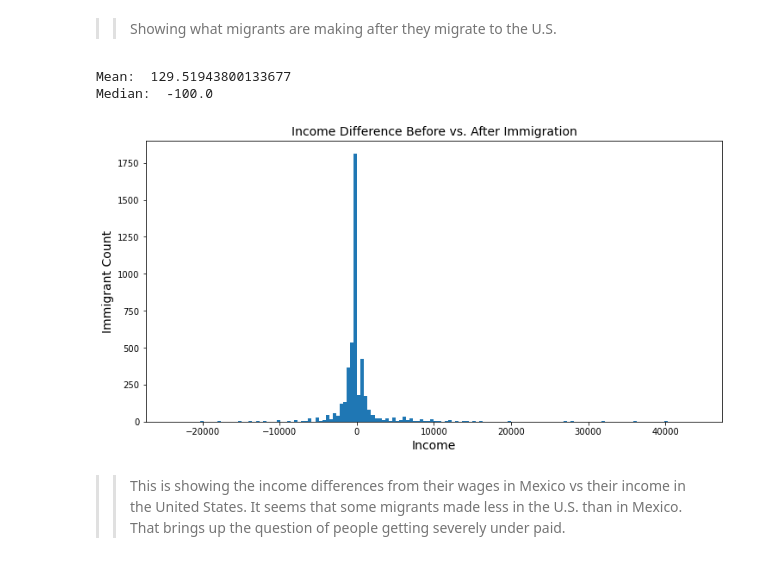
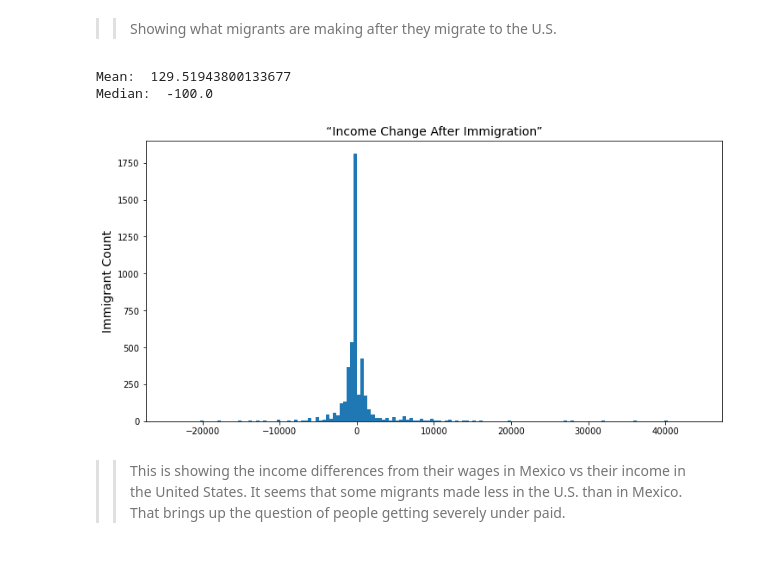
Before and after one commit to michaeliniquez3/FinalProject, a Jupyter notebook: _notebooks/2022-03-13-Final.ipynb, the cells around one changed output. Saved outputs shown, nothing was run; the diff lists cells and outputs as text; code cells hidden in the pictures.

```diff
--- a/_notebooks/2022-03-13-Final.ipynb
+++ b/_notebooks/2022-03-13-Final.ipynb
@@ -485,16 +485,16 @@ MIG174_df['income_diff'] = MIG174_df['hhincome'] - MIG174_df['ldowage']
 df5 = MIG174_df.loc[(MIG174_df['income_diff'] <50000) & (MIG174_df['income_diff']>=-25000) & (MIG174_df['income_diff'] != 9999) & (MIG174_df['income_diff'] != -9999), 'income_diff']
 # %%
 dx = df5.plot(kind='hist',figsize=(12,6),bins=150)
-dx.set_title('Income Difference Before vs. After Immigration',fontsize=14)
-dx.set_xlabel('Income',fontsize=14)
+dx.set_title('“Income Change After Immigration”',fontsize=14)
+#dx.set_xlabel('Income',fontsize=14)
 dx.set_ylabel('Immigrant Count',fontsize=14)
 print('Mean: ',MIG174_df.loc[(MIG174_df['income_diff'] <50000) & (MIG174_df['income_diff']>=-25000) & (MIG174_df['income_diff'] != 9999) & (MIG174_df['income_diff'] != -9999), 'income_diff'].mean())
 print('Median: ',MIG174_df.loc[(MIG174_df['income_diff'] <50000) & (MIG174_df['income_diff']>=-25000) & (MIG174_df['income_diff'] != 9999) & (MIG174_df['income_diff'] != -9999), 'income_diff'].median())
 #print('Mode: ',MIG174_df.loc[(MIG174_df['income_diff'] < 50000) & (MIG174_df['income_diff']>=-25000) & (MIG174_df['income_diff'] != 9999) & (MIG174_df['income_diff'] != -9999), 'income_diff'].mode())
 # %% [output]
 Mean:  129.51943800133677
 Median:  -100.0
-[figure, old version]
+[figure, new version]
 # %% [markdown]
 >> This is showing the income differences from their wages in Mexico vs their income in the United States. It seems that some migrants made less in the U.S. than in Mexico. That brings up the question of people getting severely under paid.
 # %%
```
Also changed, not shown: parts of 9 cells of this notebook.
